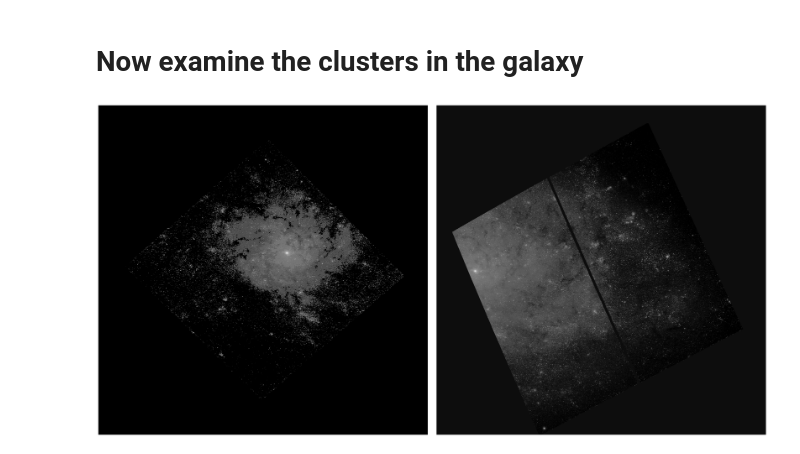
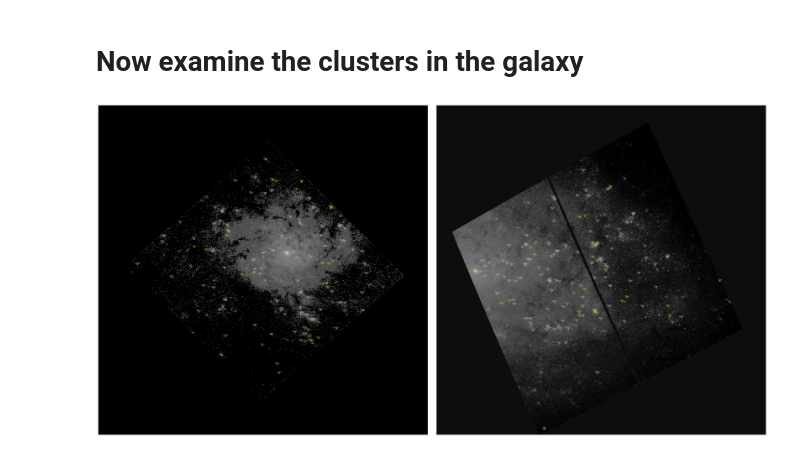
Before and after one commit to gillenbrown/LEGUS-sizes, a Jupyter notebook: testing/ngc7793.ipynb, the cells around one changed output. Drawn from its saved outputs; the diff is of its cells as text; code cells hidden in the pictures.

```diff
--- a/testing/ngc7793.ipynb
+++ b/testing/ngc7793.ipynb
@@ -339,0 +341,16 @@ fig.savefig("ngc7793_age_radius.png")
+# %%
+# Histogram of clusters above and below a given age
+age_cut = 3e7
+mask_young = np.logical_and(mask_ew, big_catalog["age_yr"] <= age_cut)
+mask_old = np.logical_and(mask_ew, big_catalog["age_yr"] > age_cut)
+
+fig, ax = bpl.subplots()
+xs = np.logspace(-1, 1.5, 300)
+ax.plot(xs, kde(xs, big_catalog["r_eff_log"][mask_young], big_catalog["r_eff_logerr_smooth"][mask_young]), label="Young")
+ax.plot(xs, kde(xs, big_catalog["r_eff_log"][mask_old], big_catalog["r_eff_logerr_smooth"][mask_old]), label="Old")
+
+
+ax.set_xscale("log")
+ax.set_limits(0.1, 20, 0)
+ax.legend()
+ax.add_labels("Radius [pc]", "Normalized Density")
@@ -343,41 +362,41 @@ fig.savefig("ngc7793_age_radius.png")
 image_7793e = utils.get_drc_image(data_dir / "ngc7793-e")[0]
 image_7793w = utils.get_drc_image(data_dir / "ngc7793-w")[0]
 # %%
-all_mask_e = all_catalog["galaxy"] == "ngc7793-e"
-all_mask_w = all_catalog["galaxy"] == "ngc7793-w"
+all_mask_e = all_catalog["field"] == "ngc7793-e"
+all_mask_w = all_catalog["field"] == "ngc7793-w"
 all_mask_ew = np.logical_or(all_mask_e, all_mask_w)
 split = np.median(all_catalog["r_eff_pc"][all_mask_ew])
 # %%
 fig, axs = bpl.subplots(figsize=[30, 15], ncols=2)
 norm = colors.SymLogNorm(linthresh=10, linscale=0.2, vmin=-10, vmax=1e5, base=10)
 axs[0].imshow(image_7793e, norm=norm, cmap="Greys_r")
 axs[1].imshow(image_7793w, norm=norm, cmap="Greys_r")
 axs[0].axis("off")
 axs[1].axis("off")
 
 
 
 # then add clusters
 for row in all_catalog:
-    if row['galaxy'] == "ngc7793-e":
+    if row['field'] == "ngc7793-e":
         ax=axs[0]
-    elif row["galaxy"] == "ngc7793-w":
+    elif row["field"] == "ngc7793-w":
         ax=axs[1]
     else:
         continue
 
-    if row["r_eff_pc_rmax_15pix_best"] < split:
+    if row["r_eff_pc"] < split:
         color = bpl.color_cycle[1]
     else:
         color = bpl.color_cycle[4]
 
-    ax.scatter(row["x"], row["y"], c="none", edgecolors=color, facecolors="none",
+    ax.scatter(row["x_fitted"]+1, row["y_fitted"]+1, c="none", edgecolors=color, facecolors="none",
                s=15, lw=0.6)
-    ax.add_text(x=row["x"], y=row["y"]-10,
-                text=f"{row['r_eff_pc_rmax_15pix_best']:.2f}pc",
+    ax.add_text(x=row["x_fitted"]+1, y=row["y_fitted"]-9,
+                text=f"{row['r_eff_pc']:.2f}pc",
                 color=color, fontsize=5,
                 ha="center", va="bottom")
 
 fig.savefig("ngc7793.png", dpi=500)
 # %% [output]
-[figure, old version]
+[figure, new version]
```
Also changed, not shown: parts of 5 cells of this notebook, 1 other file.
